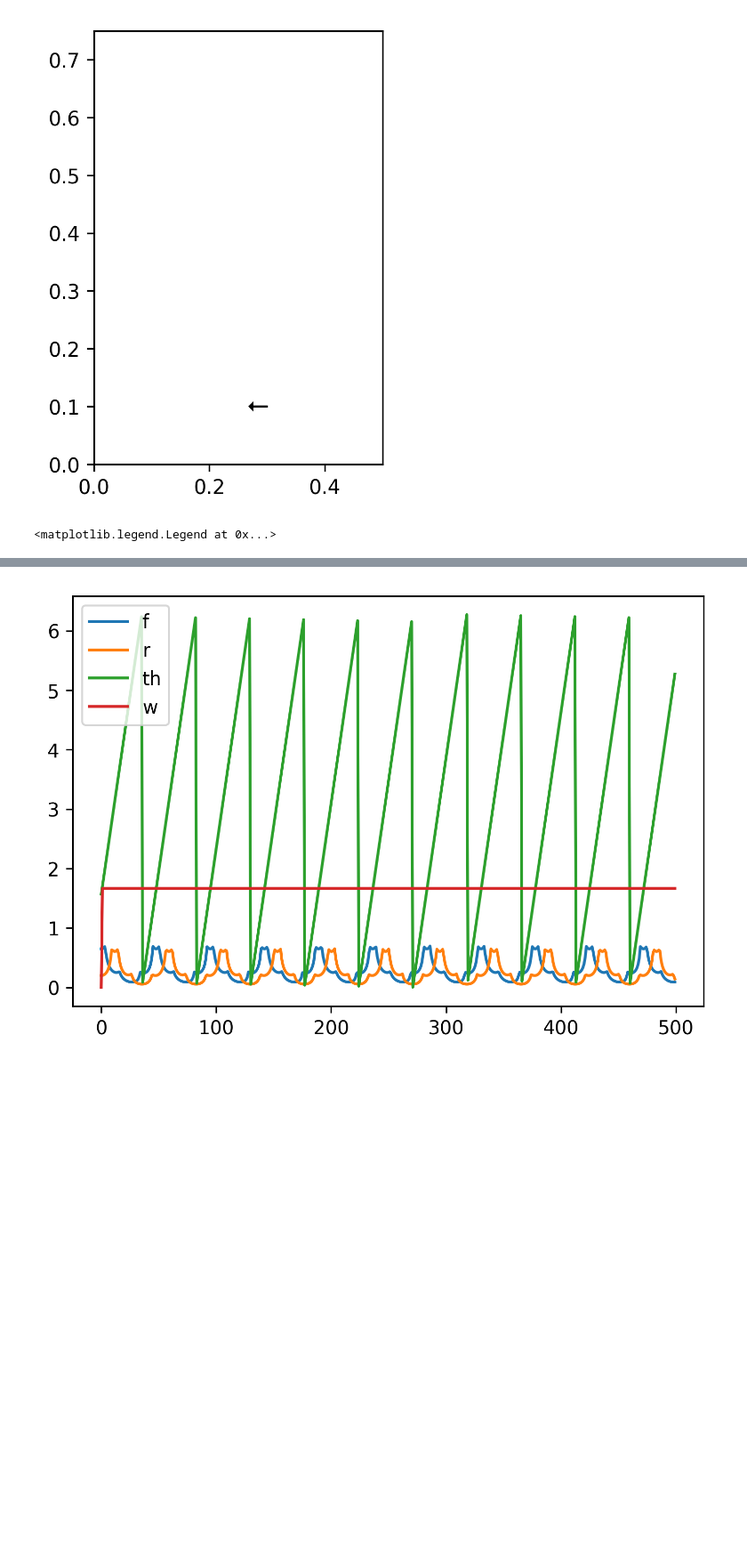
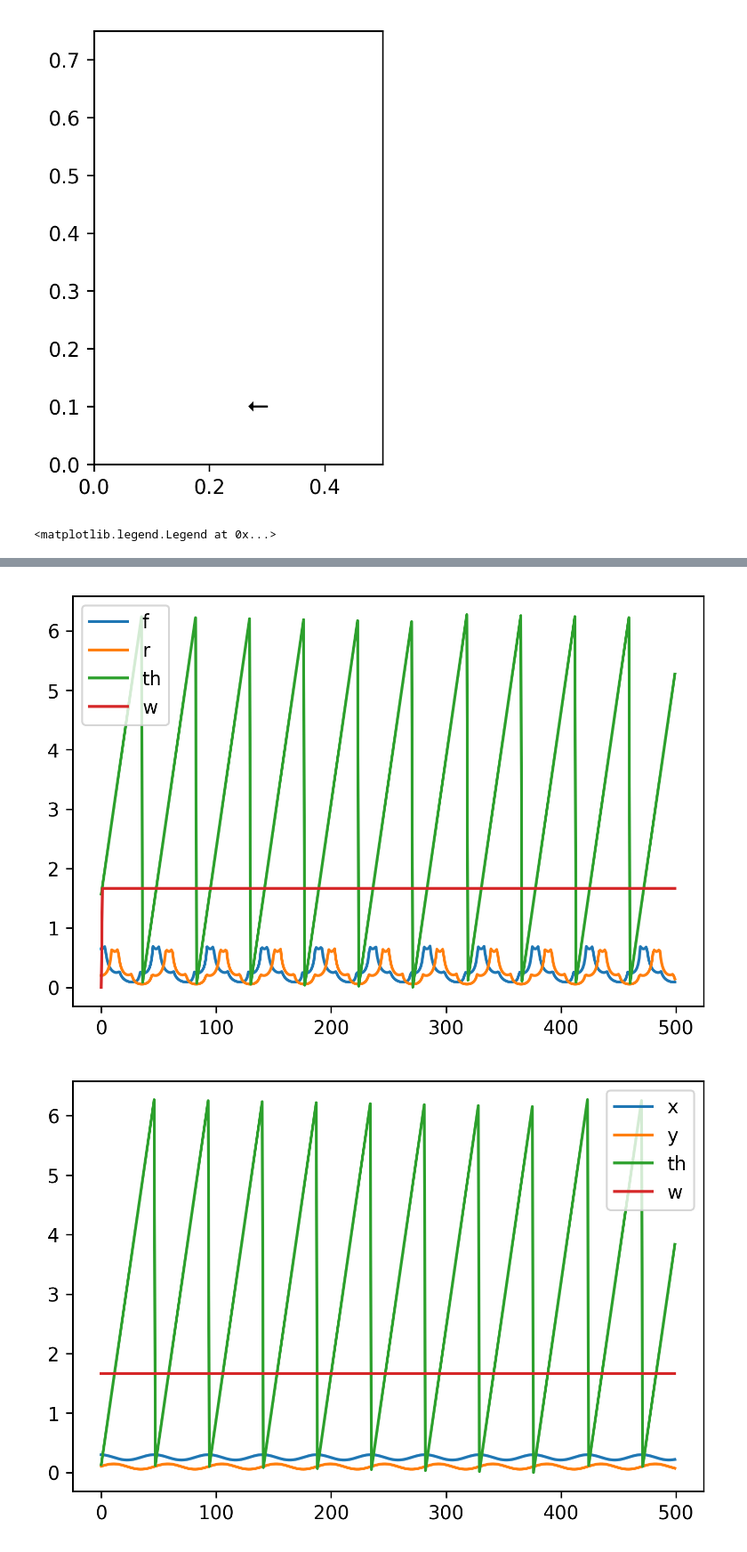
Before and after one commit to samer1248/ECE209AS-Lab3, a Jupyter notebook: project3.ipynb, the cells around one changed output, grey strips where cells are left out. Shown at 89% size. Cells and saved outputs as stored; diff of their text form; code cells hidden in the pictures; blank space fills up the shorter version.

```diff
--- a/project3.ipynb
+++ b/project3.ipynb
@@ -76,7 +76,7 @@ def forward_dynamic(state,controls):
     d = wc*dt
     xd = (x-cx)*cos(d) - (y-cy)*sin(d) + cx
     yd = (x-cx)*sin(d) + (y-cy)*cos(d) + cy
-    thd = th+d
+    thd = (th+d)%(2*pi)
     wd = wc
     return [xd,yd,thd,wd]
 # %%
@@ -163,15 +163,19 @@ def plot_state_seq(states):
 # %%
 traj = [[0,6]]*500
 state = [0.3,0.1,0,0]
 state_seq,obs_seq = trace_traj(state,traj)
 plot_state_seq(state_seq)
 plt.figure()
 plt.plot(np.array(obs_seq))
 plt.legend(['f','r','th','w'])
+plt.figure()
+plt.plot(np.array(state_seq))
+plt.legend(['x','y','th','w'])
 # %% [output]
 <matplotlib.legend.Legend at 0x...>
 [figure]
 [figure]
+[figure, added]
 # %%
 for _ in range(100):
     print()
```
Also changed, not shown: 2 other files.
